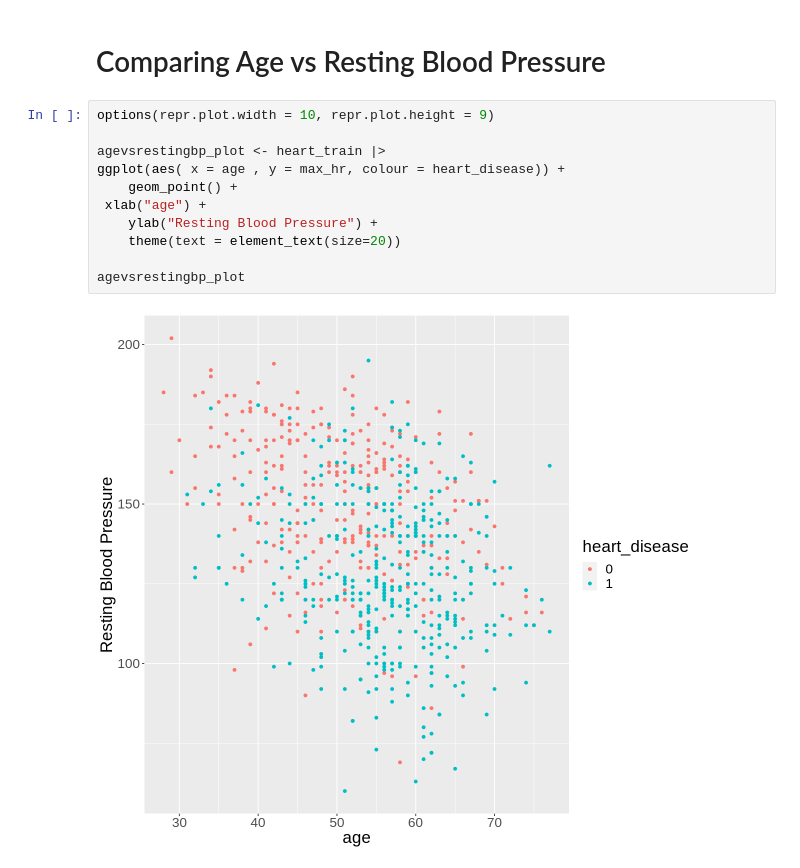
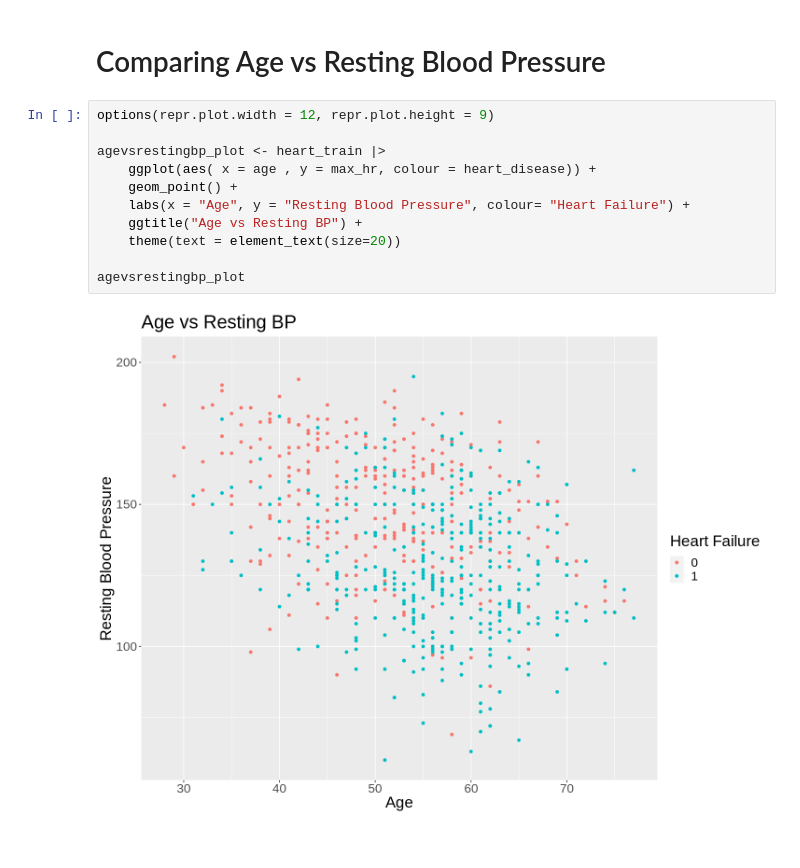
Before and after one commit to sara2815/Heart-Attack-Analysis, a Jupyter notebook: Group-43-Project.ipynb, the cells around one changed output. Saved outputs shown, nothing was run; the diff lists cells and outputs as text.

Commit message:
Updated the plot

```diff
--- a/Group-43-Project.ipynb
+++ b/Group-43-Project.ipynb
@@ -148,15 +148,15 @@ We can observe that there are 270 individuals with cholesterol levels of 240 mg/
 # %% [markdown]
 # Comparing Age vs Resting Blood Pressure
 # %%
-options(repr.plot.width = 10, repr.plot.height = 9)
+options(repr.plot.width = 12, repr.plot.height = 9)
 
 agevsrestingbp_plot <- heart_train |>
-ggplot(aes( x = age , y = max_hr, colour = heart_disease)) +
+    ggplot(aes( x = age , y = max_hr, colour = heart_disease)) +
     geom_point() +
- xlab("age") +
-    ylab("Resting Blood Pressure") +
+    labs(x = "Age", y = "Resting Blood Pressure", colour= "Heart Failure") +
+    ggtitle("Age vs Resting BP") +
     theme(text = element_text(size=20))
 
 agevsrestingbp_plot
 # %% [output]
-[figure, old version]
+[figure, new version]
```
Also changed, not shown: parts of 1 cell of this notebook.
